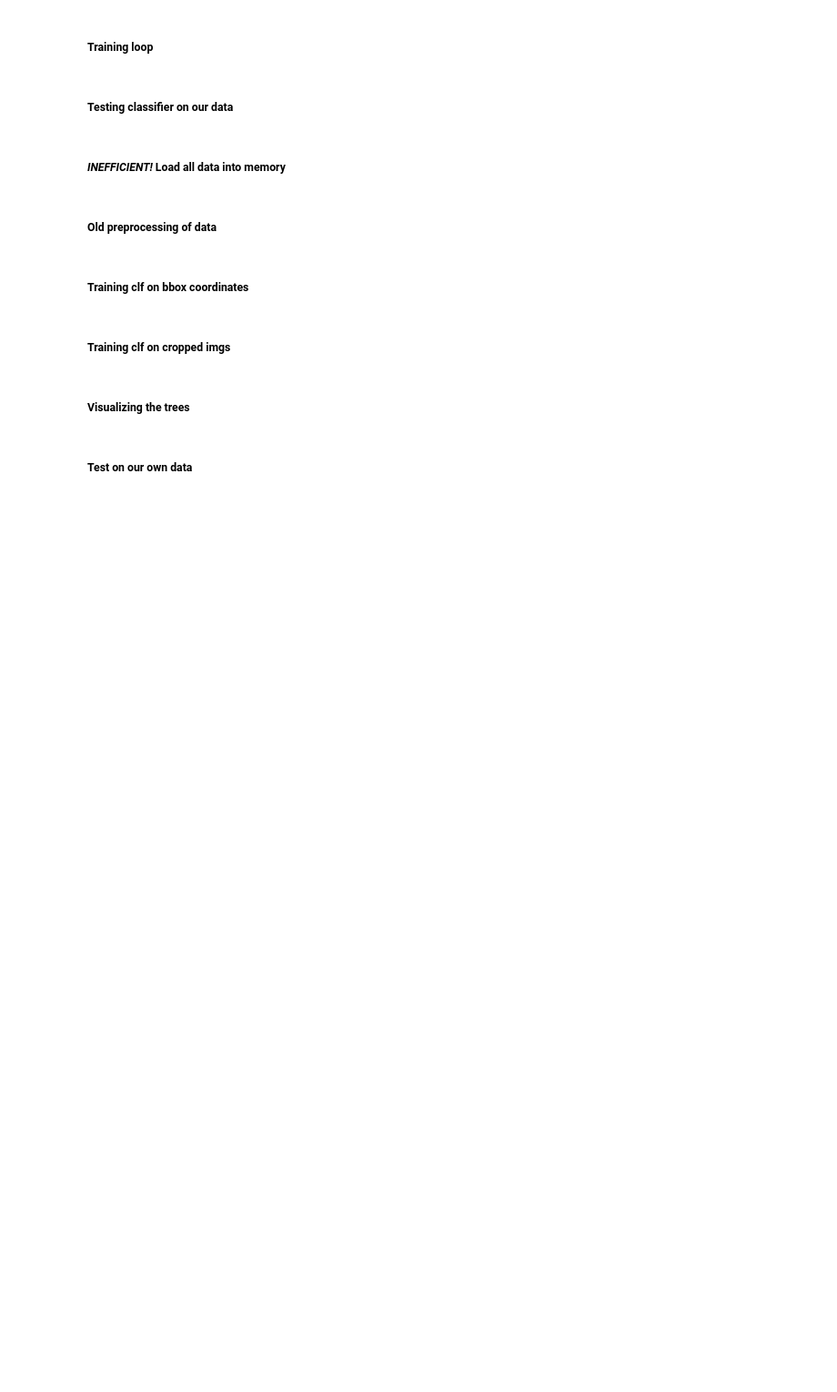
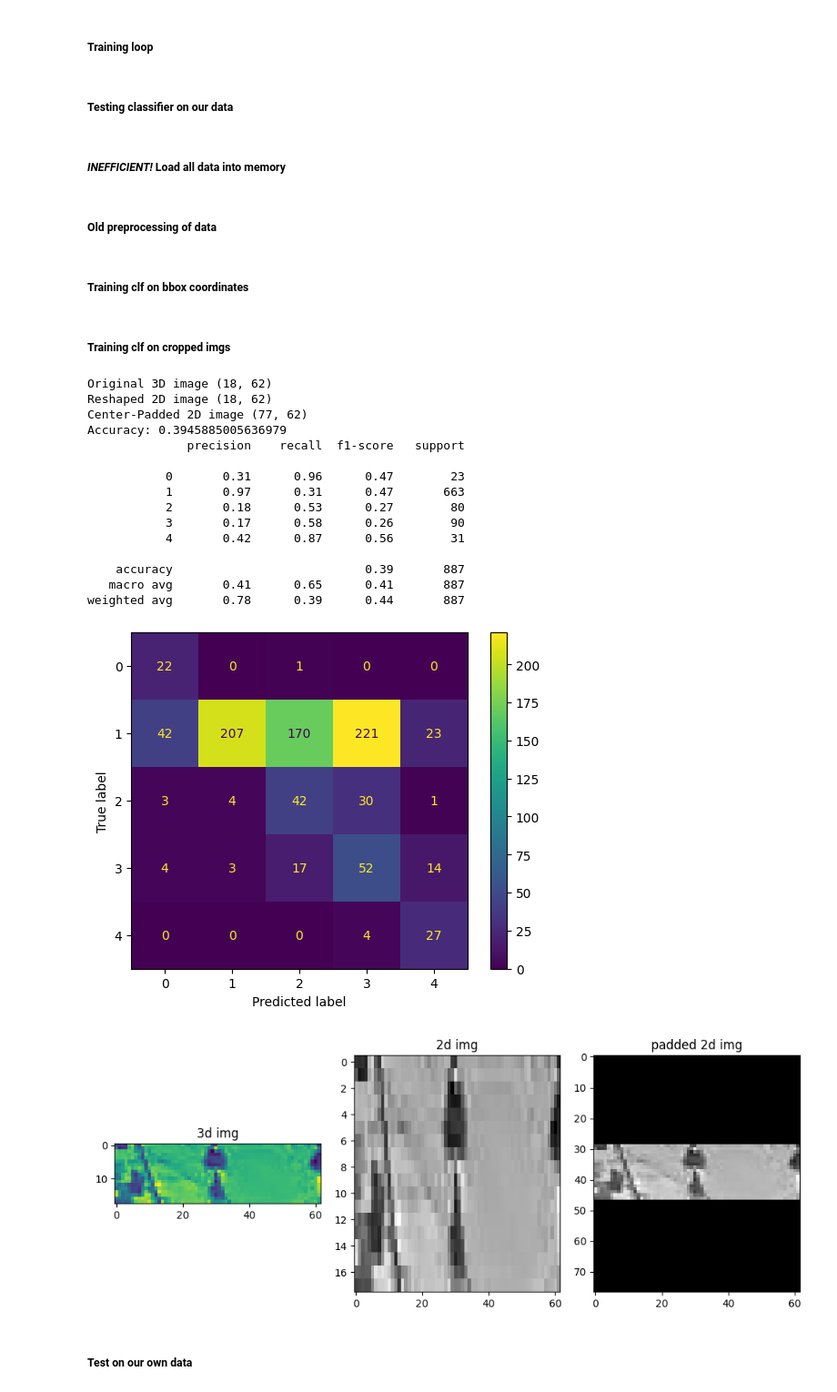
Before and after one commit to vismiroglou/ce7_741_HOI_detection, a Jupyter notebook: RandomTreeCLF.ipynb, the cells around one changed output. Shown: that part at 91% size. Cells and saved outputs as stored; diff of their text form; code cells hidden in the pictures; blank space fills up the shorter version.

```diff
--- a/RandomTreeCLF.ipynb
+++ b/RandomTreeCLF.ipynb
@@ -298,51 +300,64 @@ Trying to pass coordinates instead, works.
 # Training classifier on cropped imgs
 features, labels, plots = preprocess(data_list_crop, 10)
 
-test = pd.DataFrame((features, labels), columns=['crops', 'labels'])
-test.to_csv('crops.csv', index=False)
-
 # Split the data into training and testing sets with random seed
-seed = 1
+seed = 0
 X_train, X_test, y_train, y_test = train_test_split(features, labels, test_size=0.8, random_state=seed)
-
 
 # Creating a RandomForestClassifier with 10 trees with random seed
 # Trying to fit the features (cropped frames of human+object)
-rf_classifier = RandomForestClassifier(n_estimators=10, random_state=seed)
+#rf_classifier = RandomForestClassifier(n_estimators=10, random_state=seed)
+rf_classifier = BalancedRandomForestClassifier(n_estimators=500, random_state=0, sampling_strategy="all", replacement=True,max_depth=5)
 rf_classifier.fit(X_train,y_train)
 
 # Make predictions on the test set
 predictions = rf_classifier.predict(X_test)
 
 # Evaluate the classifier
 accuracy = accuracy_score(y_test, predictions)
 print(f"Accuracy: {accuracy}")
 print(classification_report(y_test, predictions))
 
 
 # Compute accuracy by confusion matrix
 cm_matrix = confusion_matrix(y_test, predictions)
 
 # Plot confusion matrix
 cm_matrix = ConfusionMatrixDisplay(confusion_matrix=cm_matrix, display_labels=rf_classifier.classes_)
 cm_matrix.plot()
 
-for pred, truth in zip(predictions, y_test):
-    if pred != truth:
-        print(f"Incorrect Prediction: {le.inverse_transform([pred])}, Actual: {le.inverse_transform([truth])}")
+#for pred, truth in zip(predictions, y_test):
+#    if pred != truth:
+#        print(f"Incorrect Prediction: {le.inverse_transform([pred])}, Actual: {le.inverse_transform([truth])}")
 
 plt.figure(figsize=(10,4))
 plt.subplot(1,3,1)
 plt.title("3d img")
 plt.imshow(plots[0])
 
 plt.subplot(1,3,2)
 plt.title("2d img")
 plt.imshow(plots[1], cmap='gray', aspect='auto')
 
 plt.subplot(1,3,3)
 plt.title("padded 2d img")
 plt.imshow(plots[2], cmap='gray', aspect='auto')
 plt.tight_layout()
+# %% [output]
+Original 3D image (18, 62)
+Reshaped 2D image (18, 62)
+Center-Padded 2D image (77, 62)
+Accuracy: 0.3945885005636979
+              precision    recall  f1-score   support
+
+           0       0.31      0.96      0.47        23
+           1       0.97      0.31      0.47       663
+           2       0.18      0.53      0.27        80
+           3       0.17      0.58      0.26        90
+           4       0.42      0.87      0.56        31
+
+    accuracy                           0.39       887
+   macro avg       0.41      0.65      0.41       887
+weighted avg       0.78      0.39      0.44       887
+[figure, added]
+[figure, added]
-# %% [markdown]
-##### Visualizing the trees
```
Also changed, not shown: parts of 4 cells of this notebook.
